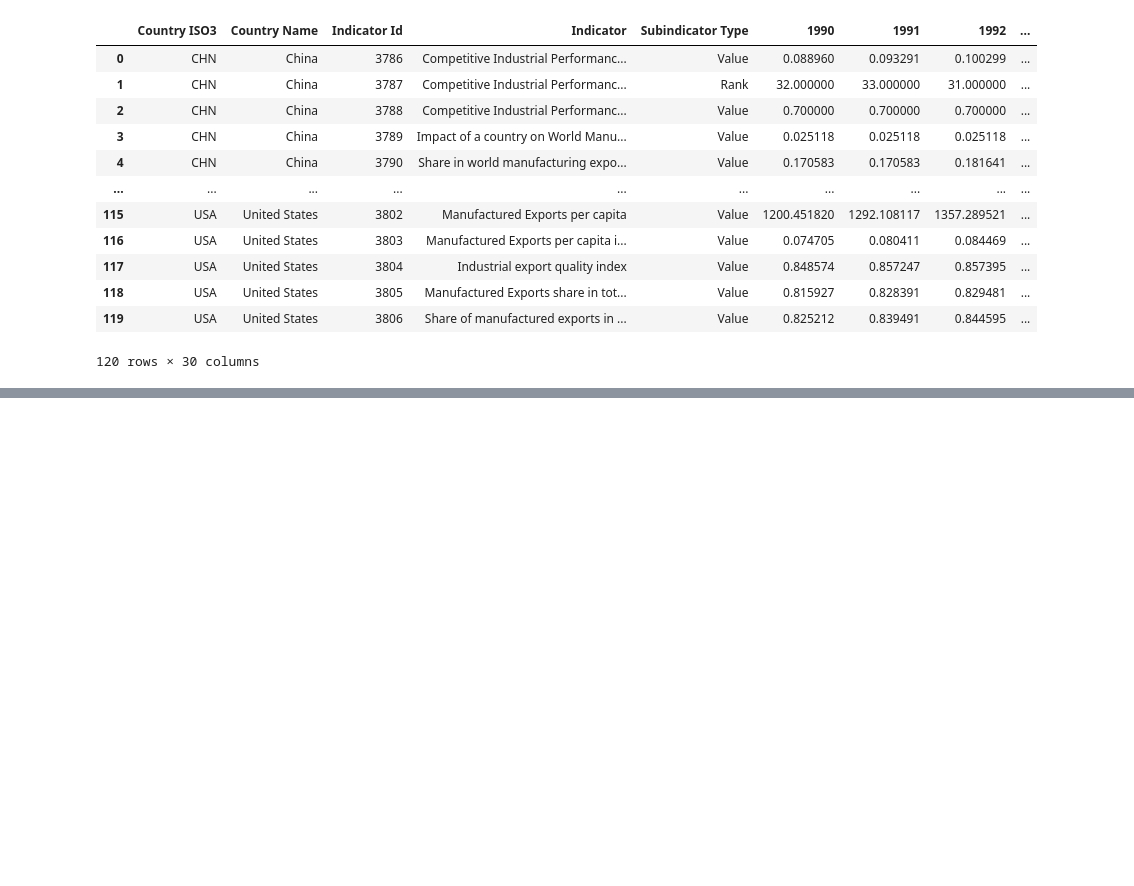
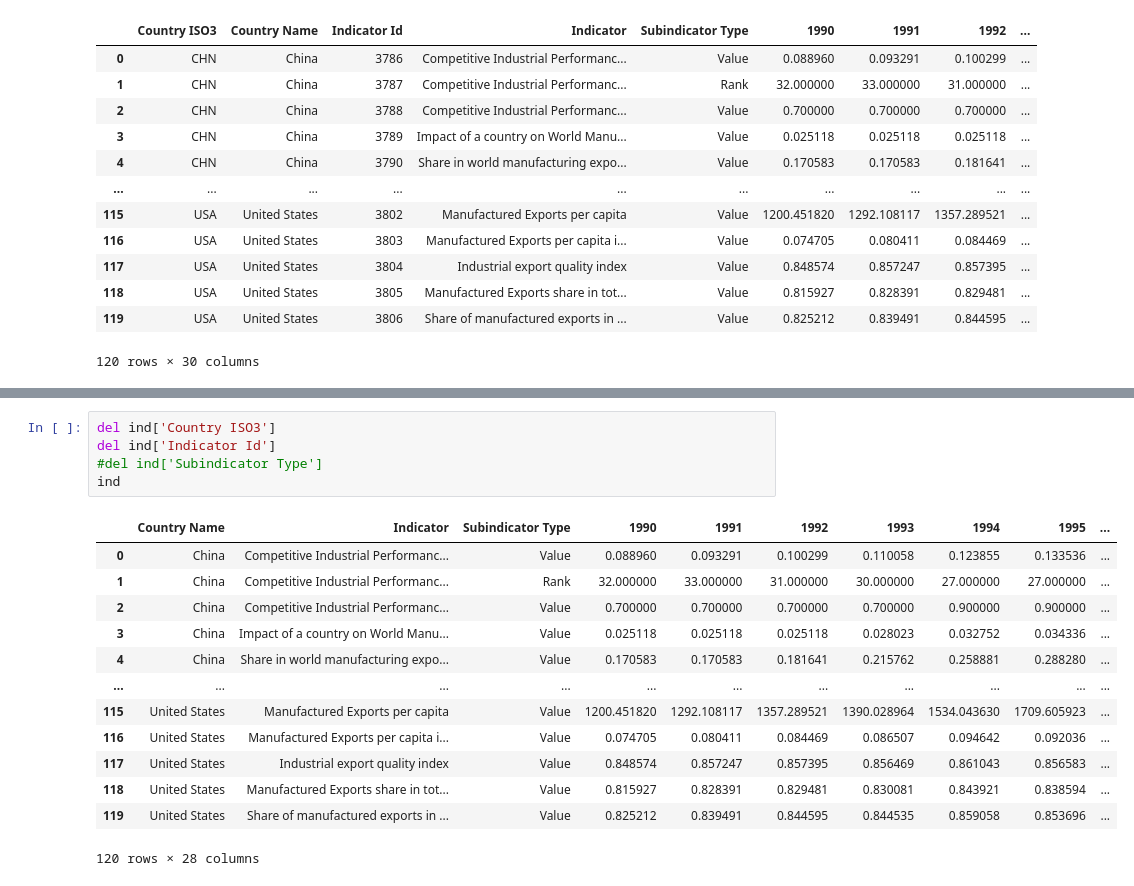
Before and after one commit to thesuhas/Climate-Change-Industrialisation, a Jupyter notebook: script1.ipynb, the cells around one changed output, grey strips where cells are left out. Drawn from its saved outputs; the diff is of its cells as text; blank space fills up the shorter version.

```diff
--- a/script1.ipynb
+++ b/script1.ipynb
@@ -276,0 +297,19 @@ ind
+# %%
+del ind['Country ISO3']
+del ind['Indicator Id']
+#del ind['Subindicator Type']
+ind
+# %% [output]
+|  | Country Name | Indicator | Subindicator Type | 1990 | 1991 | 1992 | 1993 | 1994 | 1995 | ... |
+| 0 | China | Competitive Industrial Performanc... | Value | 0.088960 | 0.093291 | 0.100299 | 0.110058 | 0.123855 | 0.133536 | ... |
+| 1 | China | Competitive Industrial Performanc... | Rank | 32.000000 | 33.000000 | 31.000000 | 30.000000 | 27.000000 | 27.000000 | ... |
+| 2 | China | Competitive Industrial Performanc... | Value | 0.700000 | 0.700000 | 0.700000 | 0.700000 | 0.900000 | 0.900000 | ... |
+| 3 | China | Impact of a country on World Manu... | Value | 0.025118 | 0.025118 | 0.025118 | 0.028023 | 0.032752 | 0.034336 | ... |
+| 4 | China | Share in world manufacturing expo... | Value | 0.170583 | 0.170583 | 0.181641 | 0.215762 | 0.258881 | 0.288280 | ... |
+| ... | ... | ... | ... | ... | ... | ... | ... | ... | ... | ... |
+| 115 | United States | Manufactured Exports per capita | Value | 1200.451820 | 1292.108117 | 1357.289521 | 1390.028964 | 1534.043630 | 1709.605923 | ... |
+| 116 | United States | Manufactured Exports per capita i... | Value | 0.074705 | 0.080411 | 0.084469 | 0.086507 | 0.094642 | 0.092036 | ... |
+| 117 | United States | Industrial export quality index | Value | 0.848574 | 0.857247 | 0.857395 | 0.856469 | 0.861043 | 0.856583 | ... |
+| 118 | United States | Manufactured Exports share in tot... | Value | 0.815927 | 0.828391 | 0.829481 | 0.830081 | 0.843921 | 0.838594 | ... |
+| 119 | United States | Share of manufactured exports in ... | Value | 0.825212 | 0.839491 | 0.844595 | 0.844535 | 0.859058 | 0.853696 | ... |
+120 rows × 28 columns
```
Also changed, not shown: parts of 4 cells of this notebook.
